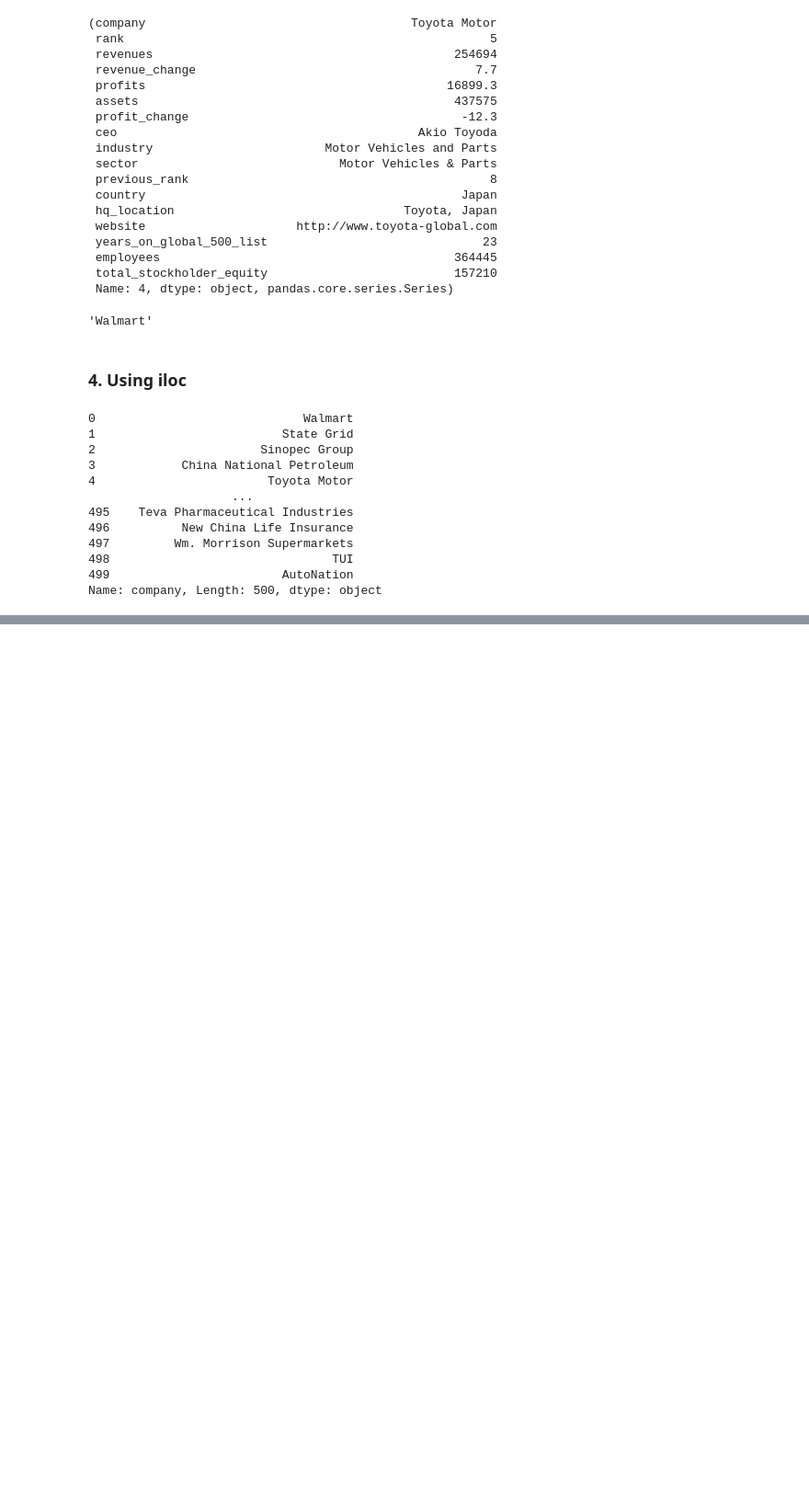
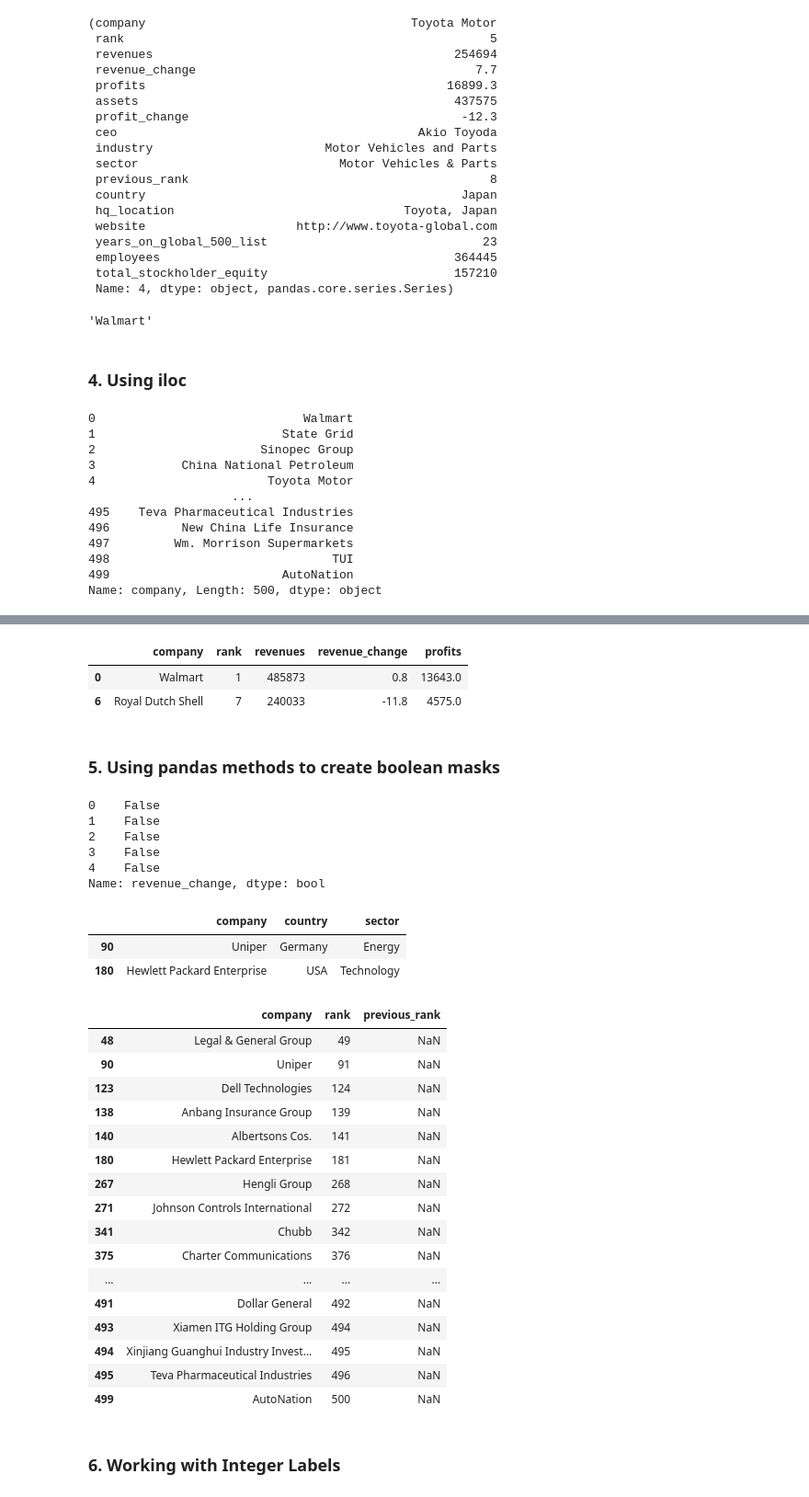
Before and after one commit to balaorcl/mlbasics, a Jupyter notebook: s2c1_pandas_numpy_fundas.ipynb, the cells around one changed output, grey strips where cells are left out. Shown at 92% size. Drawn from its saved outputs; the diff is of its cells as text; code cells hidden in the pictures; blank space fills up the shorter version.

```diff
--- a/s2c1_pandas_numpy_fundas.ipynb
+++ b/s2c1_pandas_numpy_fundas.ipynb
@@ -231,0 +240,52 @@ second_to_sixth_rows
+# %%
+first_seventh_row_slice = f500.iloc[[0,6],0:5]
+first_seventh_row_slice
+# %% [output]
+|  | company | rank | revenues | revenue_change | profits |
+| 0 | Walmart | 1 | 485873 | 0.8 | 13643.0 |
+| 6 | Royal Dutch Shell | 7 | 240033 | -11.8 | 4575.0 |
+# %% [markdown]
+### 5. Using pandas methods to create boolean masks
+# %%
+# Series is null
+rev_is_null = f500["revenue_change"].isnull()
+rev_is_null.head()
+# %% [output]
+0    False
+1    False
+2    False
+3    False
+4    False
+Name: revenue_change, dtype: bool
+# %%
+rev_change_null = f500[rev_is_null]
+rev_change_null[["company", "country", "sector"]]
+# %% [output]
+|  | company | country | sector |
+| 90 | Uniper | Germany | Energy |
+| 180 | Hewlett Packard Enterprise | USA | Technology |
+# %%
+# Find Previous_rank_null_companies
+previous_rank_null = f500[f500["previous_rank"].isnull()]
+null_previous_rank = previous_rank_null[["company", "rank", "previous_rank"]]
+null_previous_rank
+# %% [output]
+|  | company | rank | previous_rank |
+| 48 | Legal & General Group | 49 | NaN |
+| 90 | Uniper | 91 | NaN |
+| 123 | Dell Technologies | 124 | NaN |
+| 138 | Anbang Insurance Group | 139 | NaN |
+| 140 | Albertsons Cos. | 141 | NaN |
+| 180 | Hewlett Packard Enterprise | 181 | NaN |
+| 267 | Hengli Group | 268 | NaN |
+| 271 | Johnson Controls International | 272 | NaN |
+| 341 | Chubb | 342 | NaN |
+| 375 | Charter Communications | 376 | NaN |
+| ... | ... | ... | ... |
+| 491 | Dollar General | 492 | NaN |
+| 493 | Xiamen ITG Holding Group | 494 | NaN |
+| 494 | Xinjiang Guanghui Industry Invest... | 495 | NaN |
+| 495 | Teva Pharmaceutical Industries | 496 | NaN |
+| 499 | AutoNation | 500 | NaN |
+# %% [markdown]
+### 6. Working with Integer Labels
```
Also changed, not shown: parts of 13 cells of this notebook.
